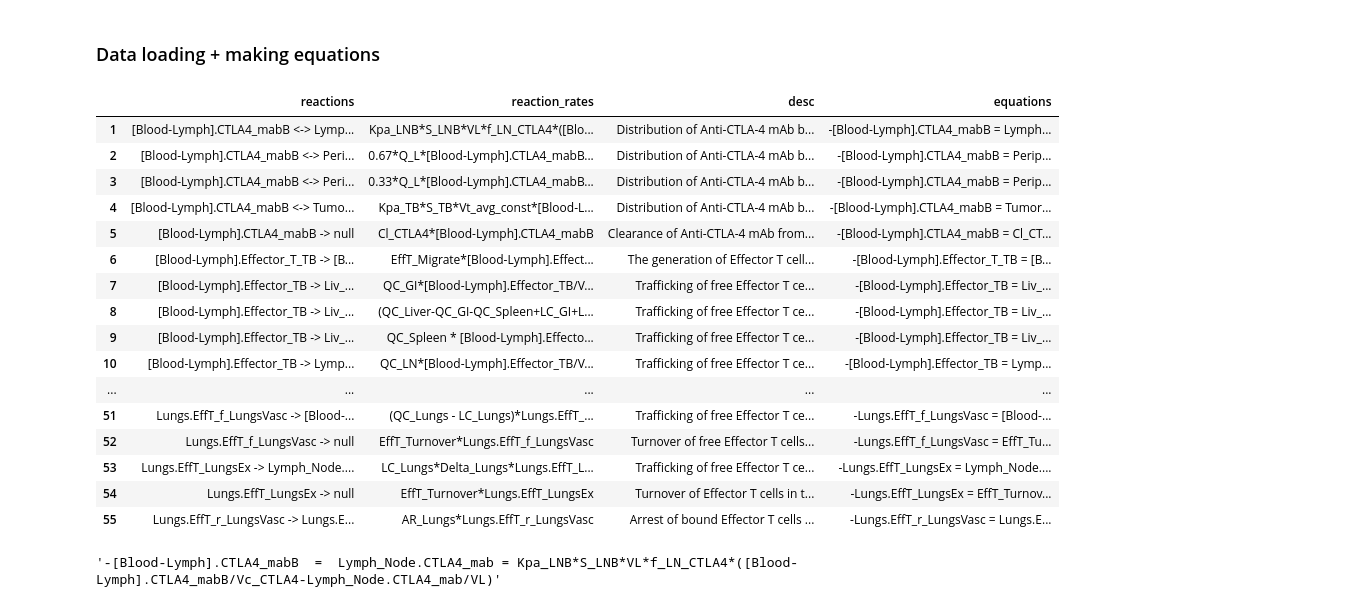
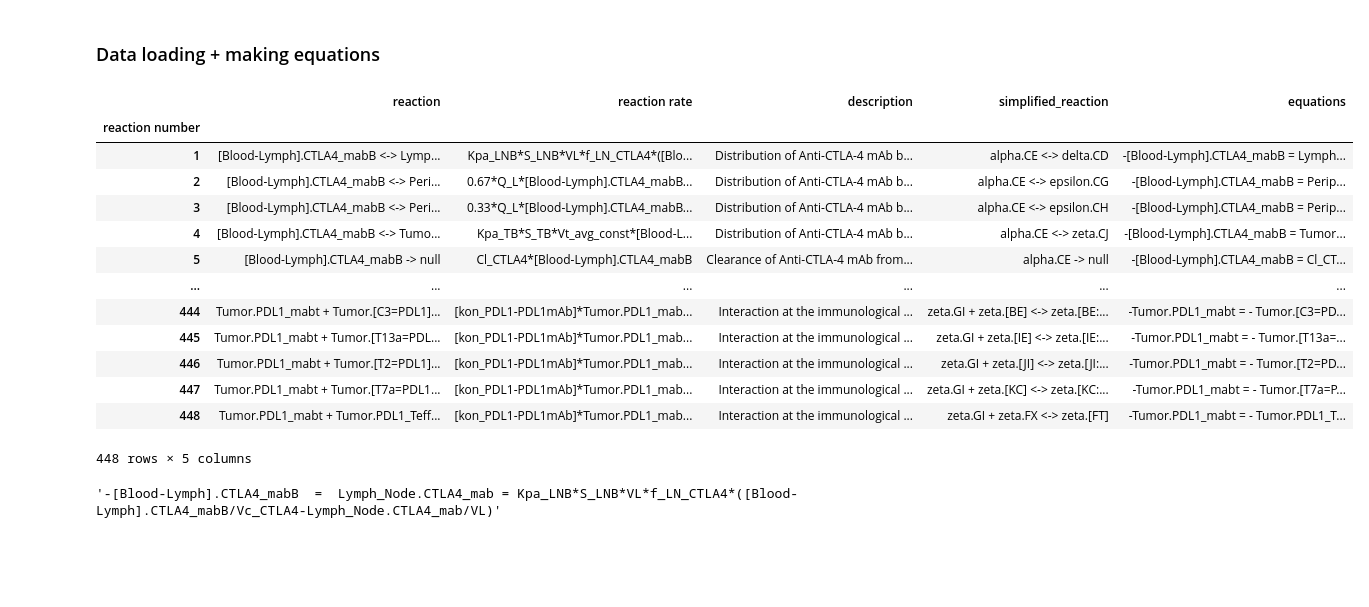
Before and after one commit to francescolosterzo/dufourspitze_16, a Jupyter notebook: nt/data_exploration.ipynb, the cells around one changed output. Saved outputs shown, nothing was run; the diff lists cells and outputs as text; code cells hidden in the pictures; blank space fills up the shorter version.

```diff
--- a/nt/data_exploration.ipynb
+++ b/nt/data_exploration.ipynb
@@ -20,27 +20,24 @@ def get_equation(reaction,reaction_rate):
     equation = (" = ".join(all_terms)).replace(" null =","")
     return equation
 # %%
-data = pd.read_csv("dataframe.csv", index_col=0)
-data['equations'] = data.apply(lambda row: get_equation(row['reactions'], row['reaction_rates']), axis=1)
+data = pd.read_csv("/home/jovyan/work/dufourspitze_16/data/final_table.csv", index_col=0)
+data['equations'] = data.apply(lambda row: get_equation(row['reaction'], row['reaction rate']), axis=1)
 data
 # %% [output]
-|  | reactions | reaction_rates | desc | equations |
-| 1 | [Blood-Lymph].CTLA4_mabB <-> Lymp... | Kpa_LNB*S_LNB*VL*f_LN_CTLA4*([Blo... | Distribution of Anti-CTLA-4 mAb b... | -[Blood-Lymph].CTLA4_mabB = Lymph... |
-| 2 | [Blood-Lymph].CTLA4_mabB <-> Peri... | 0.67*Q_L*[Blood-Lymph].CTLA4_mabB... | Distribution of Anti-CTLA-4 mAb b... | -[Blood-Lymph].CTLA4_mabB = Perip... |
-| 3 | [Blood-Lymph].CTLA4_mabB <-> Peri... | 0.33*Q_L*[Blood-Lymph].CTLA4_mabB... | Distribution of Anti-CTLA-4 mAb b... | -[Blood-Lymph].CTLA4_mabB = Perip... |
-| 4 | [Blood-Lymph].CTLA4_mabB <-> Tumo... | Kpa_TB*S_TB*Vt_avg_const*[Blood-L... | Distribution of Anti-CTLA-4 mAb b... | -[Blood-Lymph].CTLA4_mabB = Tumor... |
-| 5 | [Blood-Lymph].CTLA4_mabB -> null | Cl_CTLA4*[Blood-Lymph].CTLA4_mabB | Clearance of Anti-CTLA-4 mAb from... | -[Blood-Lymph].CTLA4_mabB = Cl_CT... |
-| 6 | [Blood-Lymph].Effector_T_TB -> [B... | EffT_Migrate*[Blood-Lymph].Effect... | The generation of Effector T cell... | -[Blood-Lymph].Effector_T_TB = [B... |
-| 7 | [Blood-Lymph].Effector_TB -> Liv_... | QC_GI*[Blood-Lymph].Effector_TB/V... | Trafficking of free Effector T ce... | -[Blood-Lymph].Effector_TB = Liv_... |
-| 8 | [Blood-Lymph].Effector_TB -> Liv_... | (QC_Liver-QC_GI-QC_Spleen+LC_GI+L... | Trafficking of free Effector T ce... | -[Blood-Lymph].Effector_TB = Liv_... |
-| 9 | [Blood-Lymph].Effector_TB -> Liv_... | QC_Spleen * [Blood-Lymph].Effecto... | Trafficking of free Effector T ce... | -[Blood-Lymph].Effector_TB = Liv_... |
-| 10 | [Blood-Lymph].Effector_TB -> Lymp... | QC_LN*[Blood-Lymph].Effector_TB/V... | Trafficking of free Effector T ce... | -[Blood-Lymph].Effector_TB = Lymp... |
-| ... | ... | ... | ... | ... |
-| 51 | Lungs.EffT_f_LungsVasc -> [Blood-... | (QC_Lungs - LC_Lungs)*Lungs.EffT_... | Trafficking of free Effector T ce... | -Lungs.EffT_f_LungsVasc = [Blood-... |
-| 52 | Lungs.EffT_f_LungsVasc -> null | EffT_Turnover*Lungs.EffT_f_LungsVasc | Turnover of free Effector T cells... | -Lungs.EffT_f_LungsVasc = EffT_Tu... |
-| 53 | Lungs.EffT_LungsEx -> Lymph_Node.... | LC_Lungs*Delta_Lungs*Lungs.EffT_L... | Trafficking of free Effector T ce... | -Lungs.EffT_LungsEx = Lymph_Node.... |
-| 54 | Lungs.EffT_LungsEx -> null | EffT_Turnover*Lungs.EffT_LungsEx | Turnover of Effector T cells in t... | -Lungs.EffT_LungsEx = EffT_Turnov... |
-| 55 | Lungs.EffT_r_LungsVasc -> Lungs.E... | AR_Lungs*Lungs.EffT_r_LungsVasc | Arrest of bound Effector T cells ... | -Lungs.EffT_r_LungsVasc = Lungs.E... |
+|  | reaction | reaction rate | description | simplified_reaction | equations |
+| reaction number |  |  |  |  |  |
+| 1 | [Blood-Lymph].CTLA4_mabB <-> Lymp... | Kpa_LNB*S_LNB*VL*f_LN_CTLA4*([Blo... | Distribution of Anti-CTLA-4 mAb b... | alpha.CE <-> delta.CD | -[Blood-Lymph].CTLA4_mabB = Lymph... |
+| 2 | [Blood-Lymph].CTLA4_mabB <-> Peri... | 0.67*Q_L*[Blood-Lymph].CTLA4_mabB... | Distribution of Anti-CTLA-4 mAb b... | alpha.CE <-> epsilon.CG | -[Blood-Lymph].CTLA4_mabB = Perip... |
+| 3 | [Blood-Lymph].CTLA4_mabB <-> Peri... | 0.33*Q_L*[Blood-Lymph].CTLA4_mabB... | Distribution of Anti-CTLA-4 mAb b... | alpha.CE <-> epsilon.CH | -[Blood-Lymph].CTLA4_mabB = Perip... |
+| 4 | [Blood-Lymph].CTLA4_mabB <-> Tumo... | Kpa_TB*S_TB*Vt_avg_const*[Blood-L... | Distribution of Anti-CTLA-4 mAb b... | alpha.CE <-> zeta.CJ | -[Blood-Lymph].CTLA4_mabB = Tumor... |
+| 5 | [Blood-Lymph].CTLA4_mabB -> null | Cl_CTLA4*[Blood-Lymph].CTLA4_mabB | Clearance of Anti-CTLA-4 mAb from... | alpha.CE -> null | -[Blood-Lymph].CTLA4_mabB = Cl_CT... |
+| ... | ... | ... | ... | ... | ... |
+| 444 | Tumor.PDL1_mabt + Tumor.[C3=PDL1]... | [kon_PDL1-PDL1mAb]*Tumor.PDL1_mab... | Interaction at the immunological ... | zeta.GI + zeta.[BE] <-> zeta.[BE:... | -Tumor.PDL1_mabt = - Tumor.[C3=PD... |
+| 445 | Tumor.PDL1_mabt + Tumor.[T13a=PDL... | [kon_PDL1-PDL1mAb]*Tumor.PDL1_mab... | Interaction at the immunological ... | zeta.GI + zeta.[IE] <-> zeta.[IE:... | -Tumor.PDL1_mabt = - Tumor.[T13a=... |
+| 446 | Tumor.PDL1_mabt + Tumor.[T2=PDL1]... | [kon_PDL1-PDL1mAb]*Tumor.PDL1_mab... | Interaction at the immunological ... | zeta.GI + zeta.[JI] <-> zeta.[JI:... | -Tumor.PDL1_mabt = - Tumor.[T2=PD... |
+| 447 | Tumor.PDL1_mabt + Tumor.[T7a=PDL1... | [kon_PDL1-PDL1mAb]*Tumor.PDL1_mab... | Interaction at the immunological ... | zeta.GI + zeta.[KC] <-> zeta.[KC:... | -Tumor.PDL1_mabt = - Tumor.[T7a=P... |
+| 448 | Tumor.PDL1_mabt + Tumor.PDL1_Teff... | [kon_PDL1-PDL1mAb]*Tumor.PDL1_mab... | Interaction at the immunological ... | zeta.GI + zeta.FX <-> zeta.[FT] | -Tumor.PDL1_mabt = - Tumor.PDL1_T... |
+448 rows × 5 columns
 # %%
 data['equations'][1]
 # %% [output]
```
Also changed, not shown: parts of 10 cells of this notebook.
